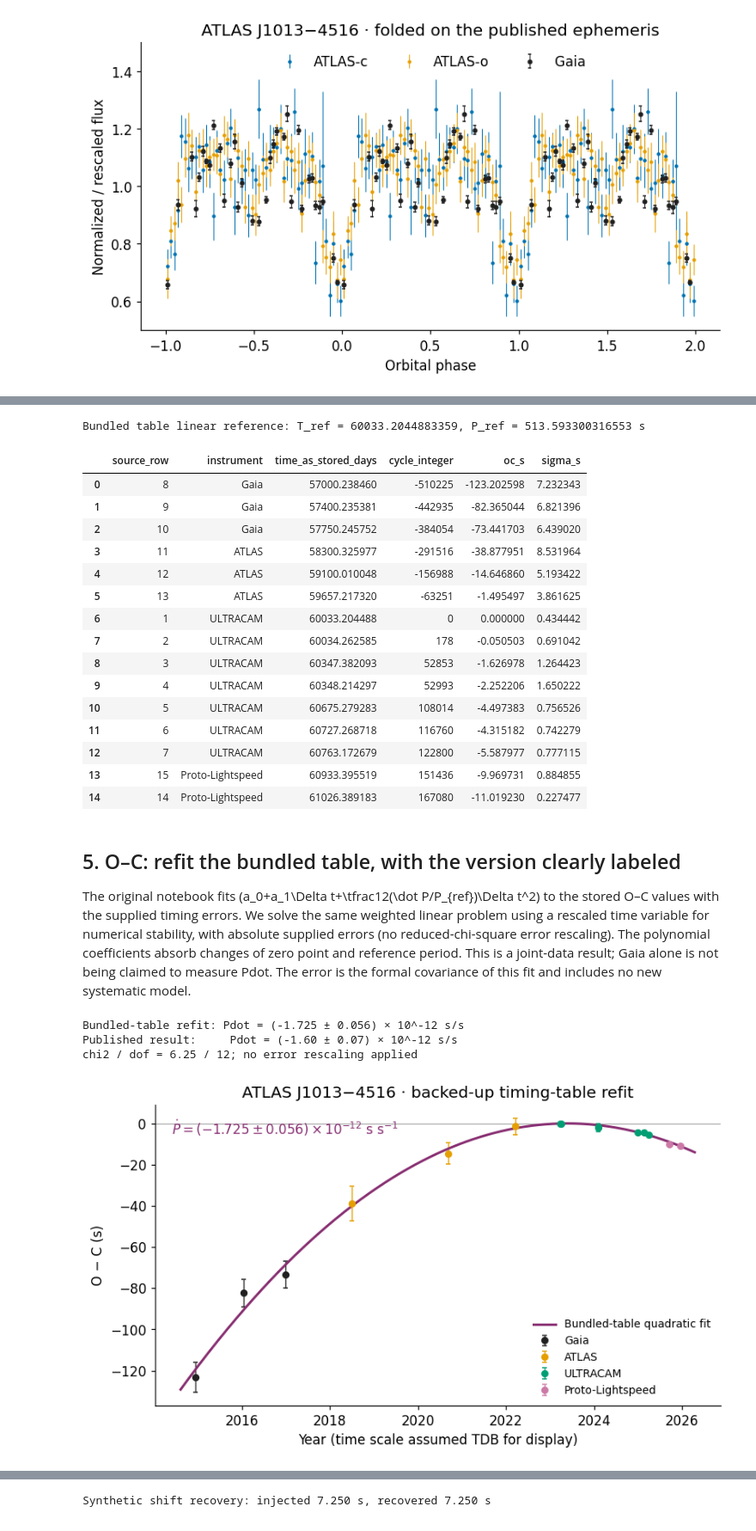
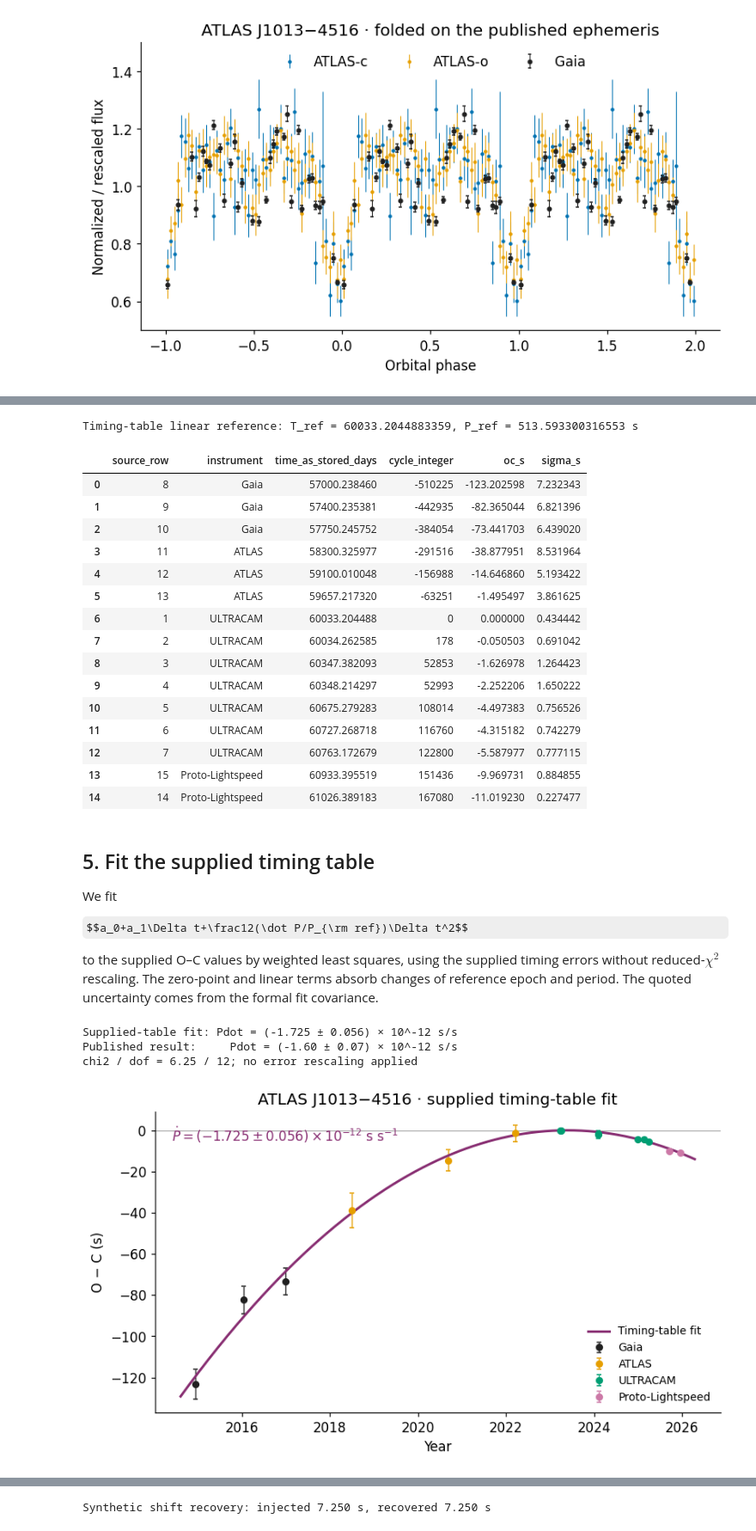
Before and after one commit to emmachickles/j1013-gaia-epoch-photometry, a Jupyter notebook: j1013_gaia_figures.ipynb, the cells around one changed output, grey strips where cells are left out. Shown at 86% size. Saved outputs shown, nothing was run; the diff lists cells and outputs as text; code cells hidden in the pictures; some formulas as TeX source.

Commit message:
Edit notebook and documentation for scientific sharing

```diff
--- a/j1013_gaia_figures.ipynb
+++ b/j1013_gaia_figures.ipynb
@@ -233,11 +226,11 @@ epochs['cycle_integer'] = np.rint(epochs.dt_days/P_REF_D).astype('int64')
 recomputed_oc = (epochs.dt_days-epochs.cycle_integer*P_REF_D)*86400
 np.testing.assert_allclose(recomputed_oc,epochs.oc_s,atol=1e-5)
 epochs['year_for_display'] = Time(epochs.time_as_stored_days.to_numpy(),format='mjd',scale='tdb').decimalyear
-print(f'Bundled table linear reference: T_ref = {T_REF:.10f}, P_ref = {P_REF_S:.12f} s')
+print(f'Timing-table linear reference: T_ref = {T_REF:.10f}, P_ref = {P_REF_S:.12f} s')
 display(epochs[['source_row','instrument','time_as_stored_days','cycle_integer','oc_s','sigma_s']]
         .sort_values('time_as_stored_days').reset_index(drop=True))
 # %% [output]
-Bundled table linear reference: T_ref = 60033.2044883359, P_ref = 513.593300316553 s
+Timing-table linear reference: T_ref = 60033.2044883359, P_ref = 513.593300316553 s
 |  | source_row | instrument | time_as_stored_days | cycle_integer | oc_s | sigma_s |
 | 0 | 8 | Gaia | 57000.238460 | -510225 | -123.202598 | 7.232343 |
 | 1 | 9 | Gaia | 57400.235381 | -442935 | -82.365044 | 6.821396 |
@@ -255,14 +248,15 @@ Bundled table linear reference: T_ref = 60033.2044883359, P_ref = 513.5933003165
 | 13 | 15 | Proto-Lightspeed | 60933.395519 | 151436 | -9.969731 | 0.884855 |
 | 14 | 14 | Proto-Lightspeed | 61026.389183 | 167080 | -11.019230 | 0.227477 |
 # %% [markdown]
-## 5. O–C: refit the bundled table, with the version clearly labeled
+## 5. Fit the supplied timing table
 
-The original notebook fits \(a_0+a_1\Delta t+\tfrac12(\dot P/P_{ref})\Delta t^2\)
-to the stored O–C values with the supplied timing errors. We solve the same weighted linear
-problem using a rescaled time variable for numerical stability, with absolute supplied errors
-(no reduced-chi-square error rescaling). The polynomial coefficients absorb changes of zero
-point and reference period. This is a joint-data result; Gaia alone is not being claimed to
-measure Pdot. The error is the formal covariance of this fit and includes no new systematic model.
+We fit
+
+$$a_0+a_1\Delta t+\frac12(\dot P/P_{\rm ref})\Delta t^2$$
+
+to the supplied O–C values by weighted least squares, using the supplied timing errors without
+reduced-$\chi^2$ rescaling. The zero-point and linear terms absorb changes of reference epoch
+and period. The quoted uncertainty comes from the formal fit covariance.
 # %%
 dt_s = epochs.dt_days.to_numpy()*86400
 x = dt_s/1e8
@@ -279,38 +273,38 @@ residual = epochs.oc_s.to_numpy()-A@beta
 chi2 = float(np.sum((residual/sigma)**2))
 fit_summary = dict(pdot_s_per_s=float(pdot_fit),formal_sigma_s_per_s=float(pdot_error),
                    chi2=chi2,dof=len(epochs)-3,reference_period_s=float(P_REF_S),
                    reference_time_as_stored_days=float(T_REF),
                    published_pdot_s_per_s=PDOT_PUBLISHED,published_sigma_s_per_s=0.07e-12,
-                   fit_version='Backed-up timing table refit; distinct from the published result')
+                   fit_version='Supplied timing-table fit; distinct from the published result')
 (TABLE/'oc_fit_summary.json').write_text(json.dumps(fit_summary,indent=2))
-print(f'Bundled-table refit: Pdot = ({pdot_fit/1e-12:.3f} ± {pdot_error/1e-12:.3f}) × 10^-12 s/s')
+print(f'Supplied-table fit: Pdot = ({pdot_fit/1e-12:.3f} ± {pdot_error/1e-12:.3f}) × 10^-12 s/s')
 print('Published result:     Pdot = (-1.60 ± 0.07) × 10^-12 s/s')
 print(f'chi2 / dof = {chi2:.2f} / {len(epochs)-3}; no error rescaling applied')
 
 fig, ax = plt.subplots(figsize=(8.4,4.5))
 for instrument in ('Gaia','ATLAS','ULTRACAM','Proto-Lightspeed'):
     d = epochs.loc[epochs.instrument==instrument]
     ax.errorbar(d.year_for_display,d.oc_s,d.sigma_s,fmt='o',ms=5,
                 color=COLORS[instrument],capsize=2,elinewidth=.9,label=instrument)
 grid = np.linspace(dt_s.min()-120*86400,dt_s.max()+120*86400,500)
 Ag = np.column_stack([np.ones(len(grid)),grid/1e8,(grid/1e8)**2])
 yr = Time(T_REF+grid/86400,format='mjd',scale='tdb').decimalyear
-ax.plot(yr,Ag@beta,color='#882E72',lw=2,label='Bundled-table quadratic fit')
+ax.plot(yr,Ag@beta,color='#882E72',lw=2,label='Timing-table fit')
 ax.axhline(0,color='.65',lw=.7,zorder=0)
-ax.set(xlabel='Year (time scale assumed TDB for display)',ylabel='O − C (s)',
-       title='ATLAS J1013−4516 · backed-up timing-table refit')
+ax.set(xlabel='Year',ylabel='O − C (s)',
+       title='ATLAS J1013−4516 · supplied timing-table fit')
 ax.text(.03,.90,rf'$\dot P = ({pdot_fit/1e-12:.3f}\pm{pdot_error/1e-12:.3f})\times10^{{-12}}$ s s$^{{-1}}$',
          transform=ax.transAxes,color='#882E72',fontsize=11)
 ax.legend(loc='lower right',fontsize=9,frameon=False)
 save_figure(fig,'j1013_oc_bundled_table_refit')
 plt.show()
 
 epochs['quadratic_model_oc_s'] = A@beta
 epochs['quadratic_residual_s'] = residual
 epochs.sort_values('time_as_stored_days').to_csv(TABLE/'timing_epochs_with_fit.csv',index=False)
 # %% [output]
-Bundled-table refit: Pdot = (-1.725 ± 0.056) × 10^-12 s/s
+Supplied-table fit: Pdot = (-1.725 ± 0.056) × 10^-12 s/s
 Published result:     Pdot = (-1.60 ± 0.07) × 10^-12 s/s
 chi2 / dof = 6.25 / 12; no error rescaling applied
-[figure, old version]
+[figure, new version]
 # %% [markdown]
```
Also changed, not shown: parts of 13 cells of this notebook, 12 other files.
